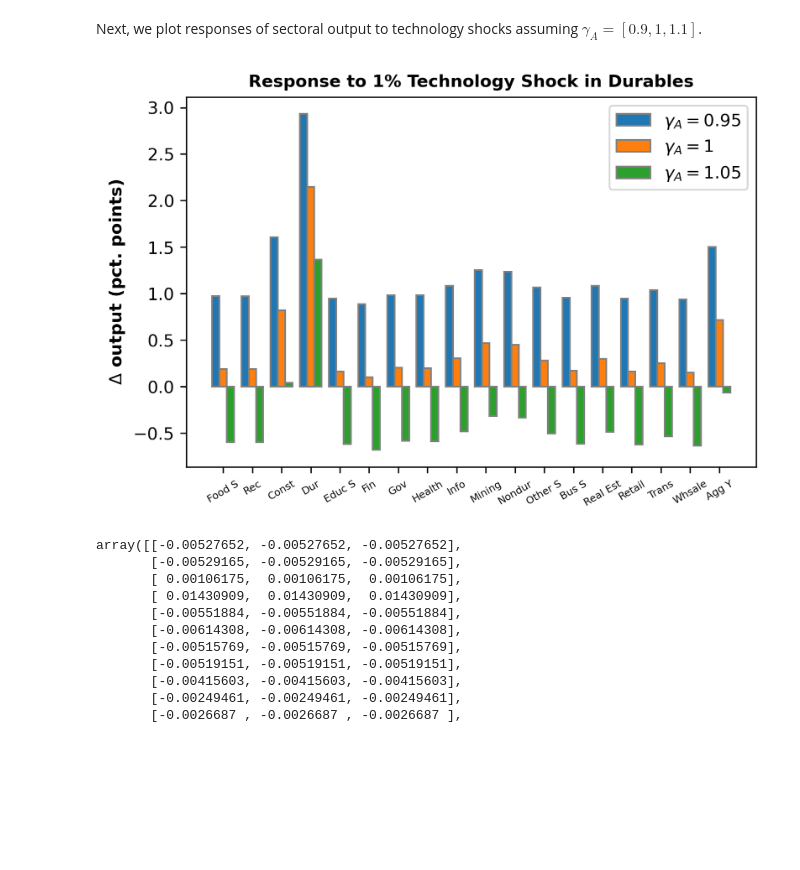
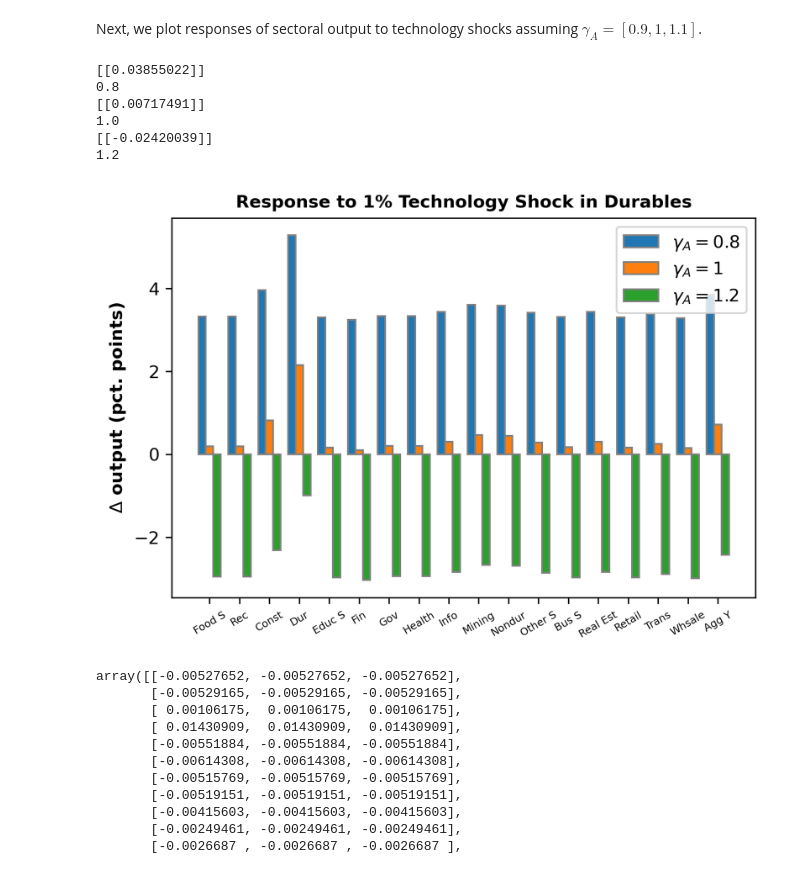
Before and after one commit to hs97/UnemploymentNetwork, a Jupyter notebook: new_code/calib1_single_occupation.ipynb, the cells around one changed output. Drawn from its saved outputs; the diff is of its cells as text; code cells hidden in the pictures; blank space fills up the shorter version.

```diff
--- a/new_code/calib1_single_occupation.ipynb
+++ b/new_code/calib1_single_occupation.ipynb
@@ -53,7 +56,7 @@ dlog_epsD = np.zeros_like(epsD)
 Finally, we need to make some assumption about how wages change. We begin by assuming that wages net of sectoral employment weighted prices do not change in response to changes in either productivity or the labor force.
 # %%
 #epsW_A = np.zeros((O,J))
-gamma_A = 1
+gamma_A = 0.95
 gamma_H = 1
 epsW_A, epsW_H = multi_occupation_network.WageElasticityFunc(gamma_A, gamma_H, Psi, curlyL, epsN)
 epsW_A
@@ -166,27 +168,37 @@ plt.plot(gamma_a_vec,aggY_vec)
 # %% [markdown]
 Next, we plot responses of sectoral output to technology shocks assuming $\gamma_A = [0.9, 1, 1.1]$.
 # %%
-gamma_A_vec = np.array([0.95,1,1.05])
-sectorY_vec = np.zeros((J+1,3))
-for i in range(3):
+gamma_A_vec = np.array([0.8, 1, 1.2])
+sectorY_vec = np.zeros((J+1, 3))
+for i in range(len(gamma_A_vec)):
     epsW_A, epsW_H = multi_occupation_network.WageElasticityFunc(gamma_A_vec[i], 1, Psi, curlyL, epsN)
     dlog_wR = multi_occupation_network.WageFunc(dlog_A, dlog_H, epsW_A, epsW_H)
     dlog_theta = multi_occupation_network.ThetaFunc(dlog_A, dlog_H, dlog_wR, dlog_epsN, dlog_lam, Psi, Omega, curlyF, curlyQ, curlyT, curlyE, curlyL, epsN)
     dlog_y = multi_occupation_network.OutputFunc(dlog_A,dlog_H, dlog_theta, dlog_lam, Psi, Omega, curlyQ, curlyF, epsN, curlyT, curlyE)
+    dlog_aggY = multi_occupation_network.AggOutputFunc(dlog_y, dlog_lam, dlog_epsD, epsD)
+    print(dlog_aggY)
+    print(gamma_A_vec[i])
     sectorY_vec[:-1, i] = dlog_y.flatten()
     sectorY_vec[-1, i] = multi_occupation_network.AggOutputFunc(dlog_y, dlog_lam, dlog_epsD, epsD)
+# %% [output]
+[[0.03855022]]
+0.8
+[[0.00717491]]
+1.0
+[[-0.02420039]]
+1.2
 # %%
 sector_names = ['Food S', 'Rec', 'Const', 'Dur', 'Educ S', 'Fin', 'Gov', 'Health',
            'Info', 'Mining', 'Nondur', 'Other S', 'Bus S', 'Real Est', 'Retail', 'Trans',
            'Whsale', 'Agg Y']
 title = 'Response to 1% Technology Shock in Durables'
 xlab = ''
 ylab = '$\Delta$ output (pct. points)'
 save_path = '../output/figures/durables_shock.png'
-labels = ['$\gamma_{A} = 0.95$','$\gamma_{A} = 1$','$\gamma_{A} = 1.05$']
+labels = [r'$\gamma_{A} = 0.8$','$\gamma_{A} = 1$','$\gamma_{A} = 1.2$']
 bar_plot(100*sectorY_vec, sector_names, title, xlab, ylab, labels, save_path, rotation=30, fontsize=10, barWidth = 0.25, dpi=300)
 # %% [output]
-[figure, old version]
+[figure, new version]
 # %%
 sectorY_vec - sectorY_vec[17,:]
 # %% [output]
```
Also changed, not shown: parts of 7 cells of this notebook, 5 other files.
